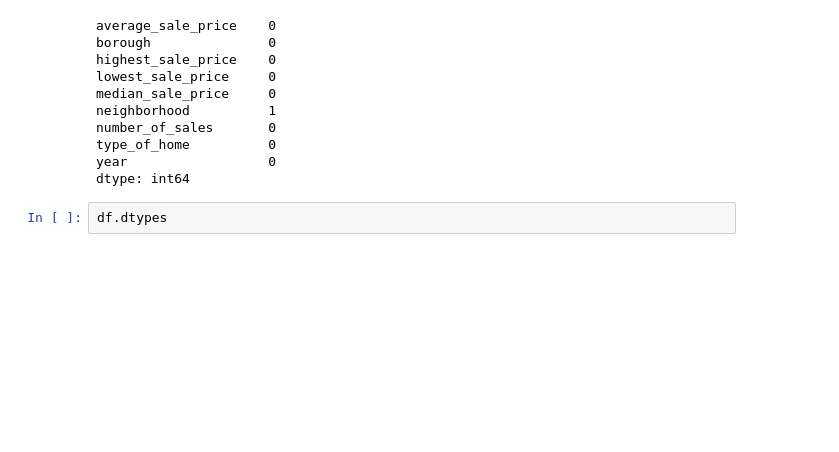
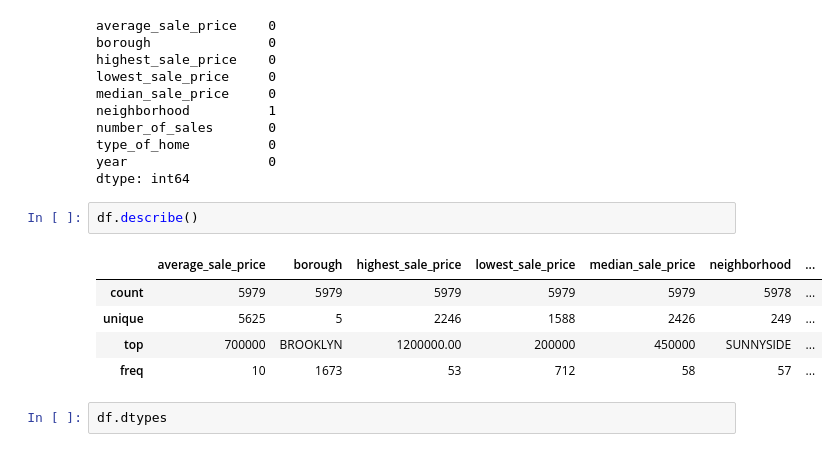
Before and after one commit to aclao89/NYC_Race-SAT, a Jupyter notebook: Schools.ipynb, the cells around one changed output. Drawn from its saved outputs; the diff is of its cells as text; blank space fills up the shorter version.

```diff
--- a/Schools.ipynb
+++ b/Schools.ipynb
@@ -592,6 +597,14 @@ number_of_sales       0
 type_of_home          0
 year                  0
 dtype: int64
+# %%
+df.describe()
+# %% [output]
+|  | average_sale_price | borough | highest_sale_price | lowest_sale_price | median_sale_price | neighborhood | ... |
+| count | 5979 | 5979 | 5979 | 5979 | 5979 | 5978 | ... |
+| unique | 5625 | 5 | 2246 | 1588 | 2426 | 249 | ... |
+| top | 700000 | BROOKLYN | 1200000.00 | 200000 | 450000 | SUNNYSIDE | ... |
+| freq | 10 | 1673 | 53 | 712 | 58 | 57 | ... |
 # %%
 df.dtypes
 # %% [output]
```
Also changed, not shown: parts of 15 cells of this notebook.
